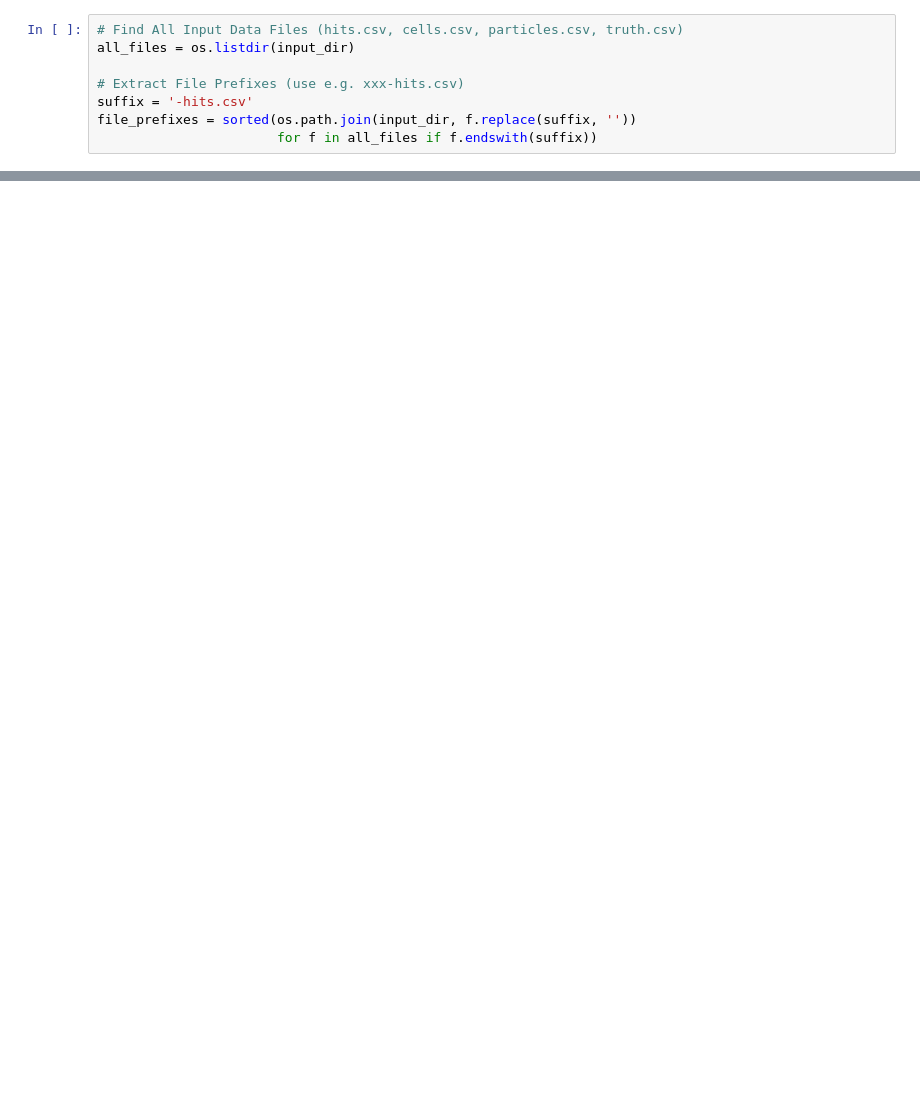
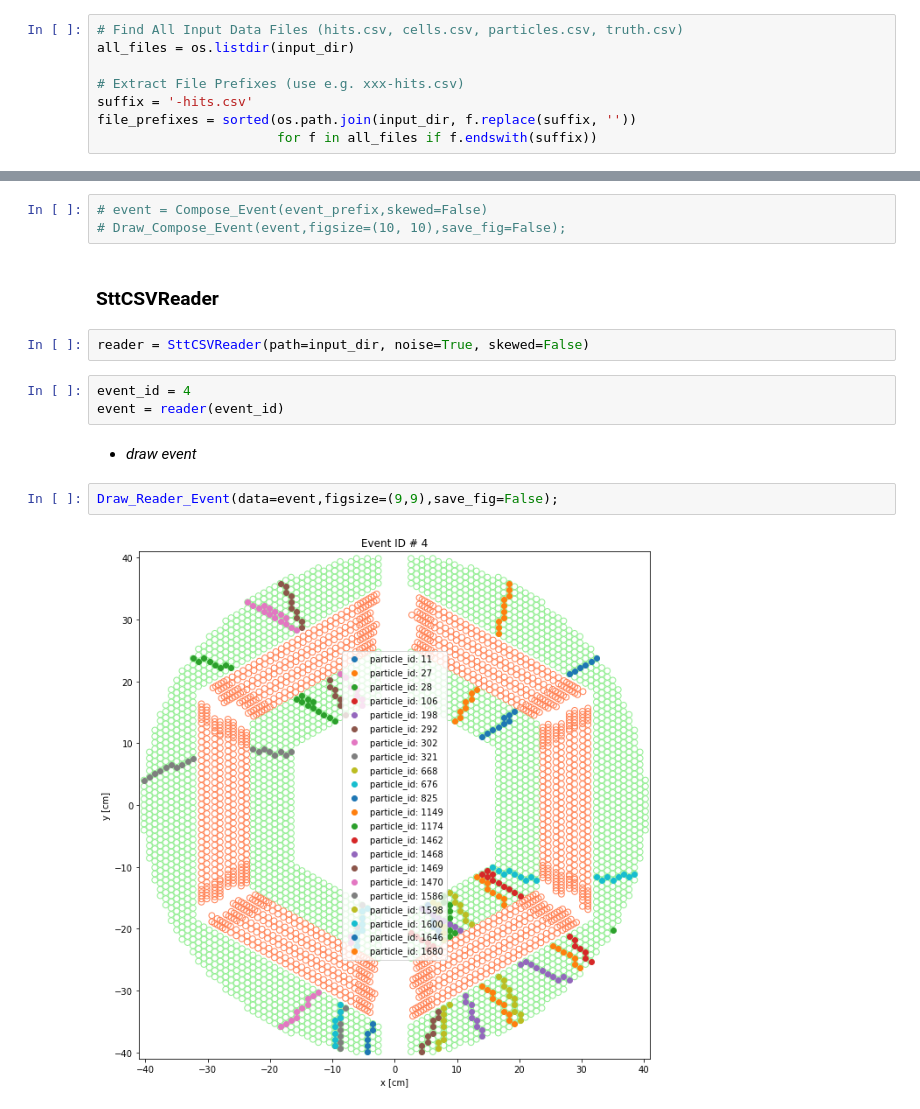
Before and after one commit to ai4fair/stttrkx, a Jupyter notebook: event.ipynb, the cells around one changed output, grey strips where cells are left out. Drawn from its saved outputs; the diff is of its cells as text; blank space fills up the shorter version.

```diff
--- a/event.ipynb
+++ b/event.ipynb
@@ -83,0 +69,16 @@ tubes.head()
+# %%
+# event = Compose_Event(event_prefix,skewed=False)
+# Draw_Compose_Event(event,figsize=(10, 10),save_fig=False);
+# %% [markdown]
+### SttCSVReader
+# %%
+reader = SttCSVReader(path=input_dir, noise=True, skewed=False)
+# %%
+event_id = 4
+event = reader(event_id)
+# %% [markdown]
+- _draw event_
+# %%
+Draw_Reader_Event(data=event,figsize=(9,9),save_fig=False);
+# %% [output]
+[figure, added]
```
Also changed, not shown: parts of 53 cells of this notebook.
